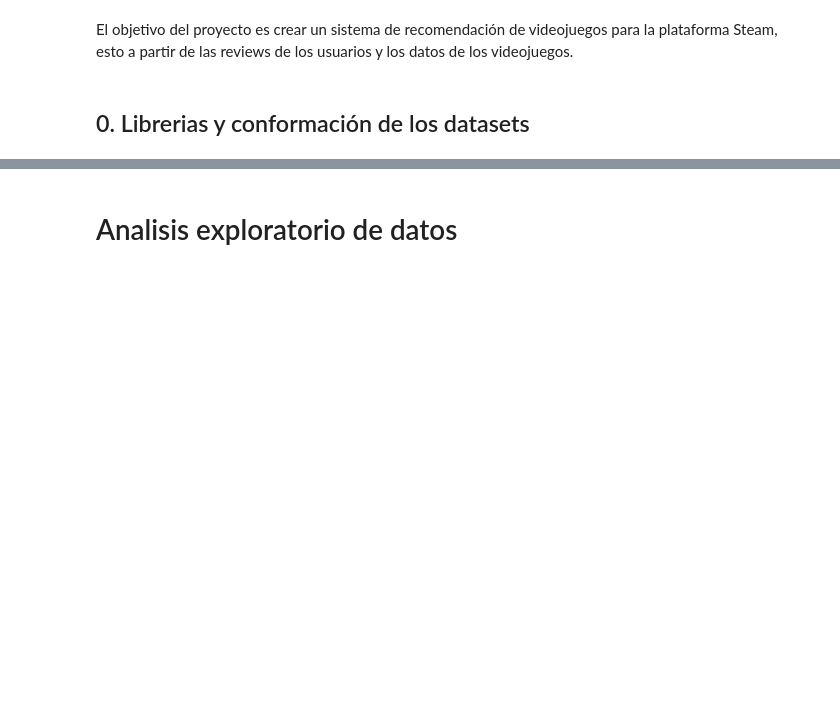
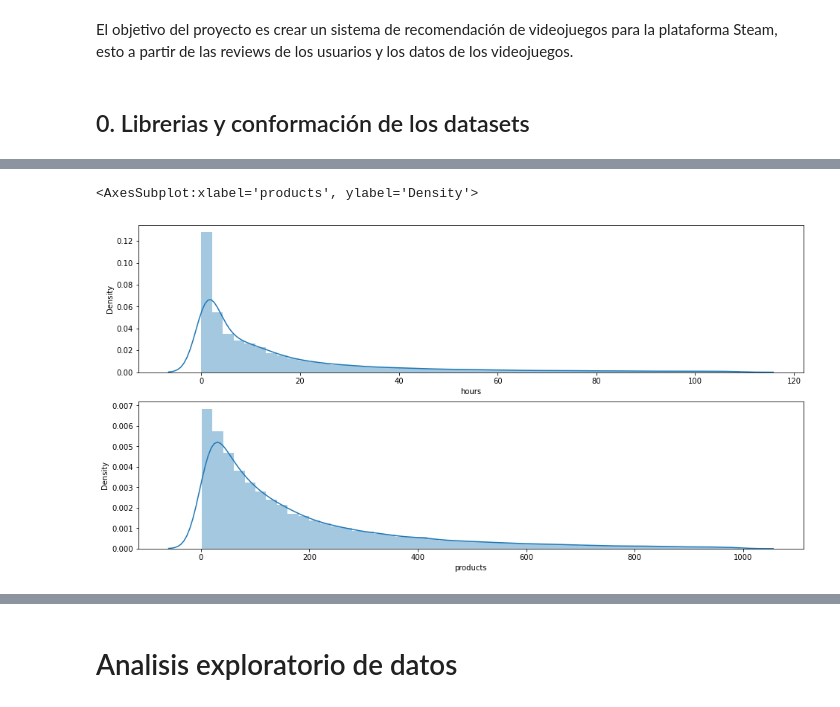
Before and after one commit to EdisonJR624/Proyecto_Steam, a Jupyter notebook: Steam_recomendaciones.ipynb, the cells around one changed output, grey strips where cells are left out. Cells and saved outputs as stored; diff of their text form; code cells hidden in the pictures; blank space fills up the shorter version.

```diff
--- a/Steam_recomendaciones.ipynb
+++ b/Steam_recomendaciones.ipynb
@@ -101,0 +135,10 @@ df_rev[df_rev['username']=='₮ʜᴇ Wᴀʀᴛᴏɴ']
+# %%
+# Obtenemos las distribuciones de las variables a analizar
+
+fig, axes = plt.subplots(2, 1, figsize=(16,8))
+
+sns.distplot(df_rev['hours'], ax = axes[0])
+sns.distplot(df_rev['products'], ax = axes[1])
+# %% [output]
+<AxesSubplot:xlabel='products', ylabel='Density'>
+[figure, added]
```
Also changed, not shown: parts of 32 cells of this notebook.
